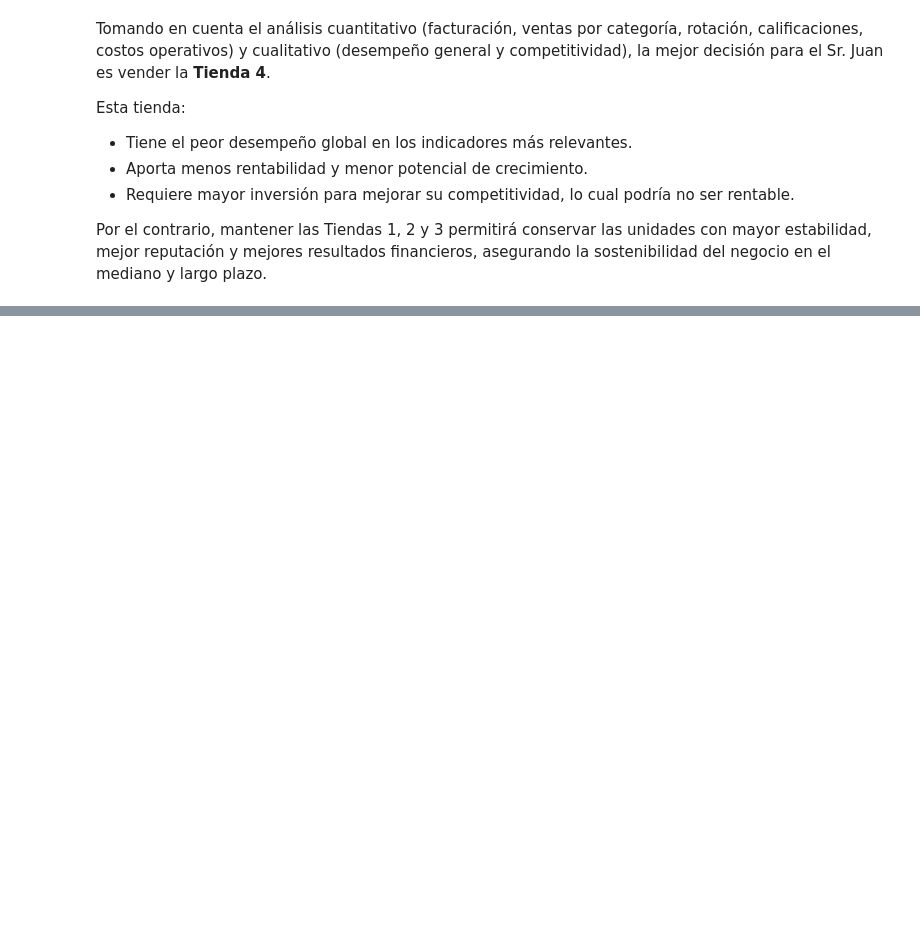
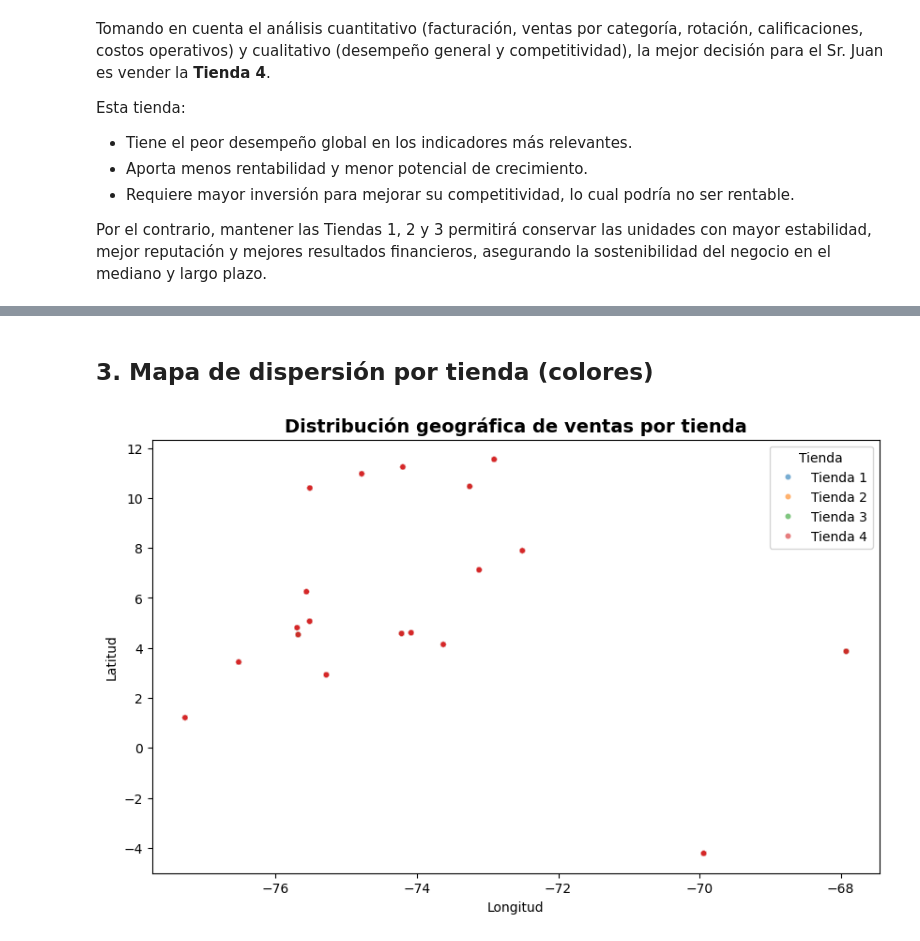
Before and after one commit to melencith/Challenge-1---Data-Science---Alura-Store_-Latam, a Jupyter notebook: AluraStoreLatam.ipynb, the cells around one changed output, grey strips where cells are left out. Cells and saved outputs as stored; diff of their text form; code cells hidden in the pictures; blank space fills up the shorter version.

```diff
--- a/AluraStoreLatam.ipynb
+++ b/AluraStoreLatam.ipynb
@@ -321,0 +351,11 @@ Por el contrario, mantener las Tiendas 1, 2 y 3 permitirá conservar las unidade
+# %% [markdown]
+## **3. Mapa de dispersión por tienda (colores)**
+# %%
+plt.figure(figsize=(10,6))
+sns.scatterplot(data=df_geo, x="lon", y="lat", hue="Tienda", alpha=0.6, s=20)
+plt.title("Distribución geográfica de ventas por tienda", fontweight='bold', fontsize=14)
+plt.xlabel("Longitud")
+plt.ylabel("Latitud")
+plt.show()
+# %% [output]
+[figure, added]
```
Also changed, not shown: parts of 18 cells of this notebook.
